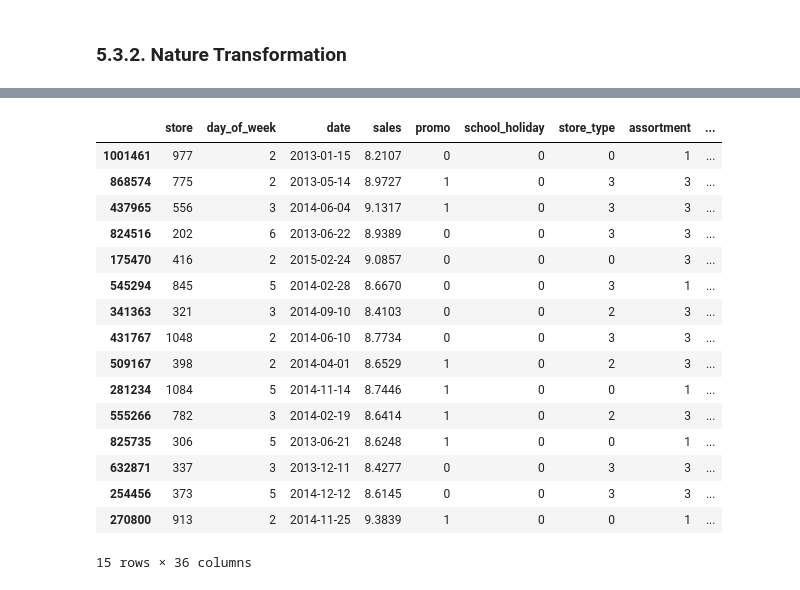
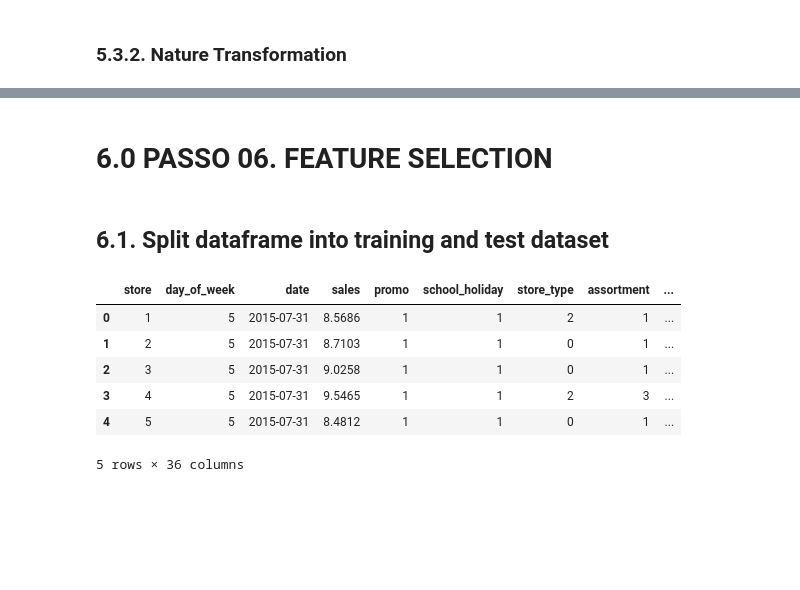
Before and after one commit to DaniloSantanaDS/rossmann-sales-store, a Jupyter notebook: notebooks/m04_store_sales_prediction_origin.ipynb, the cells around one changed output, grey strips where cells are left out. Drawn from its saved outputs; the diff is of its cells as text; code cells hidden in the pictures; blank space fills up the shorter version.

```diff
--- a/notebooks/m04_store_sales_prediction_origin.ipynb
+++ b/notebooks/m04_store_sales_prediction_origin.ipynb
@@ -858,23 +887,19 @@ df5['day_cos'] = df5['day'].apply( lambda x: np.cos( x * (2.* np.pi/30) ) )
 #week of year
 df5['week_of_year_sin'] = df5['week_of_year'].apply( lambda x: np.sin( x * (2.* np.pi/52) ) )
 df5['week_of_year_cos'] = df5['week_of_year'].apply( lambda x: np.cos( x * (2.* np.pi/52) ) )
-# %%
-df5.sample(15)
-# %% [output]
-|  | store | day_of_week | date | sales | promo | school_holiday | store_type | assortment | ... |
-| 1001461 | 977 | 2 | 2013-01-15 | 8.2107 | 0 | 0 | 0 | 1 | ... |
-| 868574 | 775 | 2 | 2013-05-14 | 8.9727 | 1 | 0 | 3 | 3 | ... |
-| 437965 | 556 | 3 | 2014-06-04 | 9.1317 | 1 | 0 | 3 | 3 | ... |
-| 824516 | 202 | 6 | 2013-06-22 | 8.9389 | 0 | 0 | 3 | 3 | ... |
-| 175470 | 416 | 2 | 2015-02-24 | 9.0857 | 0 | 0 | 0 | 3 | ... |
-| 545294 | 845 | 5 | 2014-02-28 | 8.6670 | 0 | 0 | 3 | 1 | ... |
-| 341363 | 321 | 3 | 2014-09-10 | 8.4103 | 0 | 0 | 2 | 3 | ... |
-| 431767 | 1048 | 2 | 2014-06-10 | 8.7734 | 0 | 0 | 3 | 3 | ... |
-| 509167 | 398 | 2 | 2014-04-01 | 8.6529 | 1 | 0 | 2 | 3 | ... |
-| 281234 | 1084 | 5 | 2014-11-14 | 8.7446 | 1 | 0 | 0 | 1 | ... |
-| 555266 | 782 | 3 | 2014-02-19 | 8.6414 | 1 | 0 | 2 | 3 | ... |
-| 825735 | 306 | 5 | 2013-06-21 | 8.6248 | 1 | 0 | 0 | 1 | ... |
-| 632871 | 337 | 3 | 2013-12-11 | 8.4277 | 0 | 0 | 3 | 3 | ... |
-| 254456 | 373 | 5 | 2014-12-12 | 8.6145 | 0 | 0 | 3 | 3 | ... |
-| 270800 | 913 | 2 | 2014-11-25 | 9.3839 | 1 | 0 | 0 | 1 | ... |
-15 rows × 36 columns
+# %% [markdown]
+# 6.0 PASSO 06. FEATURE SELECTION
+# %%
+df6 = df5.copy()
+# %% [markdown]
+## 6.1. Split dataframe into training and test dataset
+# %%
+df6.head()
+# %% [output]
+|  | store | day_of_week | date | sales | promo | school_holiday | store_type | assortment | ... |
+| 0 | 1 | 5 | 2015-07-31 | 8.5686 | 1 | 1 | 2 | 1 | ... |
+| 1 | 2 | 5 | 2015-07-31 | 8.7103 | 1 | 1 | 0 | 1 | ... |
+| 2 | 3 | 5 | 2015-07-31 | 9.0258 | 1 | 1 | 0 | 1 | ... |
+| 3 | 4 | 5 | 2015-07-31 | 9.5465 | 1 | 1 | 2 | 3 | ... |
+| 4 | 5 | 5 | 2015-07-31 | 8.4812 | 1 | 1 | 0 | 1 | ... |
+5 rows × 36 columns
```
Also changed, not shown: parts of 29 cells of this notebook.
